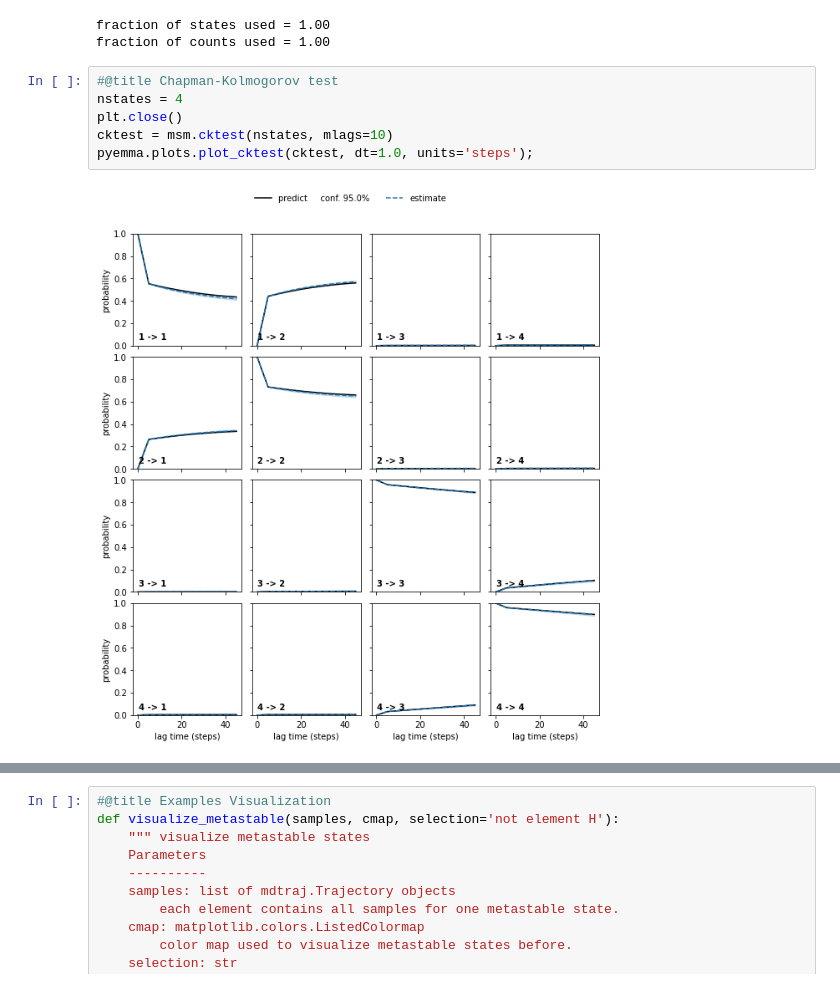
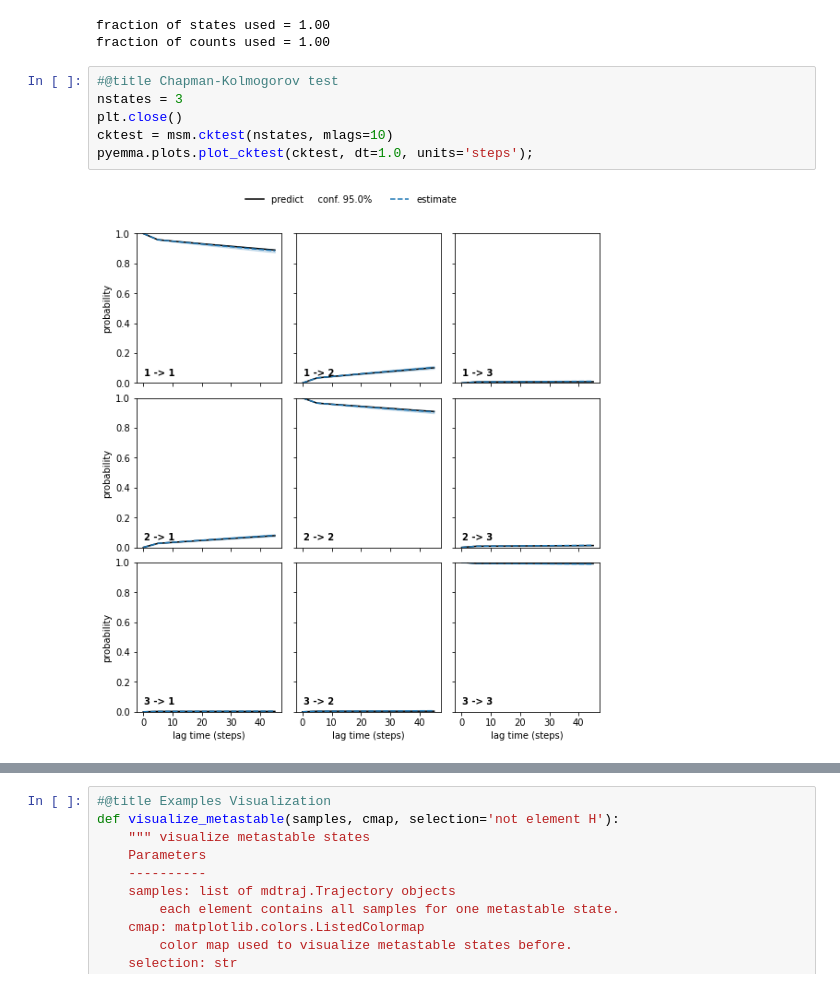
Before and after one commit to saguileran/MD-SCPI, a Jupyter notebook: NoteBooks/PyEMMA_COL.ipynb, the cells around one changed output, grey strips where cells are left out. Drawn from its saved outputs; the diff is of its cells as text.

```diff
--- a/NoteBooks/PyEMMA_COL.ipynb
+++ b/NoteBooks/PyEMMA_COL.ipynb
@@ -149,12 +149,12 @@ fraction of states used = 1.00
 fraction of counts used = 1.00
 # %%
 #@title Chapman-Kolmogorov test
-nstates = 4
+nstates = 3
 plt.close()
 cktest = msm.cktest(nstates, mlags=10)
 pyemma.plots.plot_cktest(cktest, dt=1.0, units='steps');
 # %% [output]
-[figure, old version]
+[figure, new version]
 # %%
 #@title MSM Spectral Analysis
 def its_separation_err(ts, ts_err):
```
Also changed, not shown: parts of 14 cells of this notebook.
